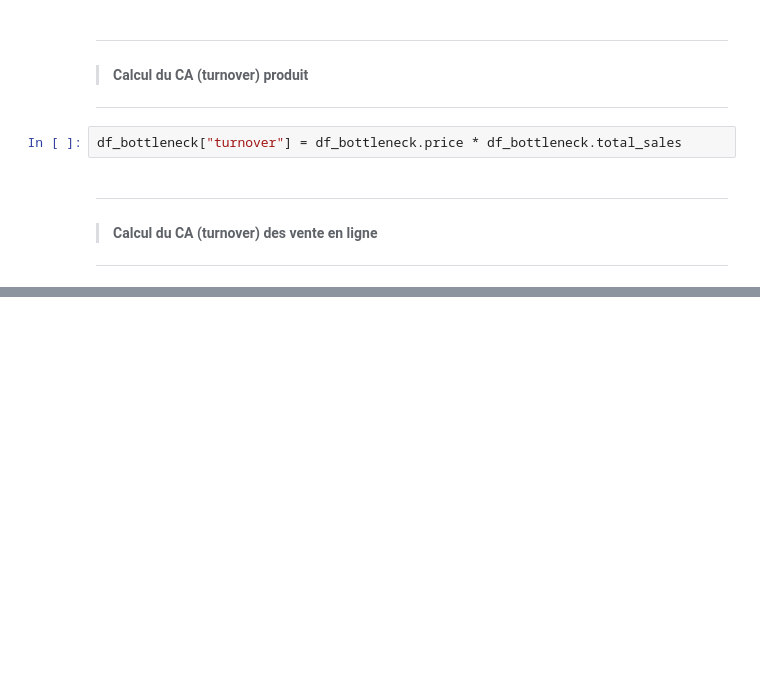
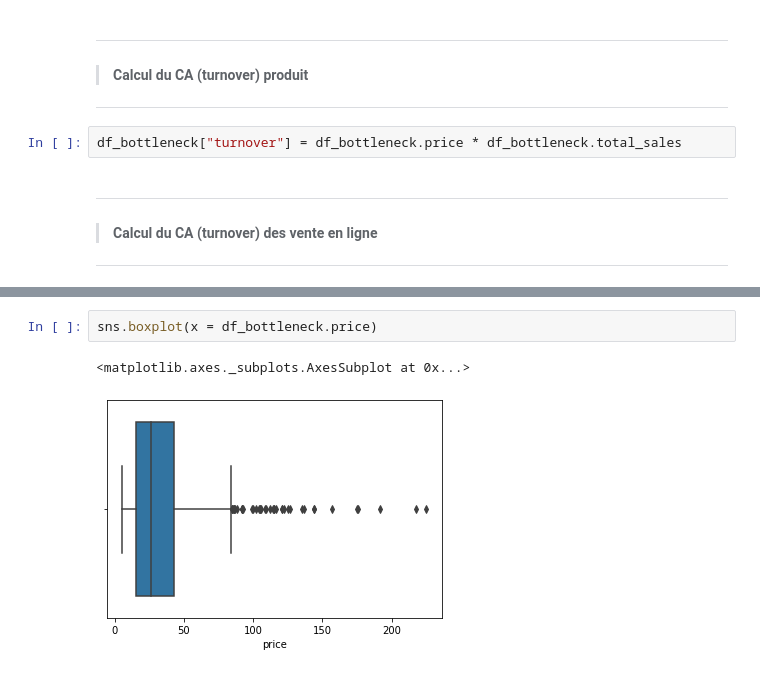
Before and after one commit to Valeeew/Data_management_of_an_online_store, a Jupyter notebook: Data_management_of_an_online_store.ipynb, the cells around one changed output, grey strips where cells are left out. Saved outputs shown, nothing was run; the diff lists cells and outputs as text; blank space fills up the shorter version.

```diff
--- a/Data_management_of_an_online_store.ipynb
+++ b/Data_management_of_an_online_store.ipynb
@@ -188,0 +164,5 @@ df_bottleneck
+# %%
+sns.boxplot(x = df_bottleneck.price)
+# %% [output]
+<matplotlib.axes._subplots.AxesSubplot at 0x...>
+[figure, added]
```
Also changed, not shown: parts of 9 cells of this notebook.
